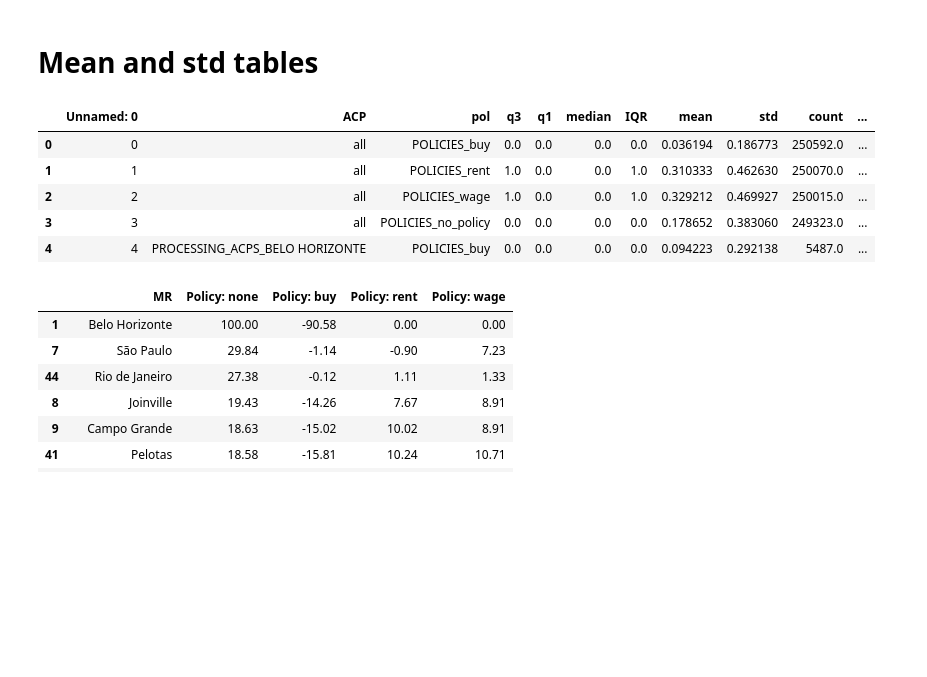
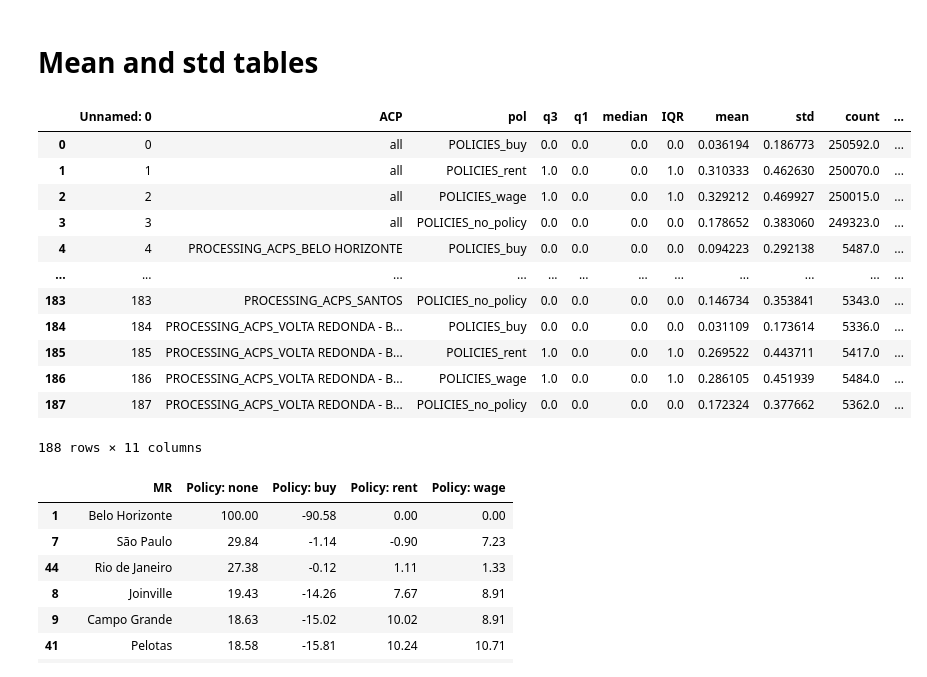
Before and after one commit to BAFurtado/MLsimulatesABMtowardsPolicy_outdated, a Jupyter notebook: analysis/Tables.ipynb, the cells around one changed output. Cells and saved outputs as stored; diff of their text form; code cells hidden in the pictures; blank space fills up the shorter version.

```diff
--- a/analysis/Tables.ipynb
+++ b/analysis/Tables.ipynb
@@ -9,14 +10,21 @@ tables = {}
 # %%
 iqr = pd.read_csv('IQR.csv', sep=';')
 # %%
-iqr.head()
+iqr
 # %% [output]
 |  | Unnamed: 0 | ACP | pol | q3 | q1 | median | IQR | mean | std | count | ... |
 | 0 | 0 | all | POLICIES_buy | 0.0 | 0.0 | 0.0 | 0.0 | 0.036194 | 0.186773 | 250592.0 | ... |
 | 1 | 1 | all | POLICIES_rent | 1.0 | 0.0 | 0.0 | 1.0 | 0.310333 | 0.462630 | 250070.0 | ... |
 | 2 | 2 | all | POLICIES_wage | 1.0 | 0.0 | 0.0 | 1.0 | 0.329212 | 0.469927 | 250015.0 | ... |
 | 3 | 3 | all | POLICIES_no_policy | 0.0 | 0.0 | 0.0 | 0.0 | 0.178652 | 0.383060 | 249323.0 | ... |
 | 4 | 4 | PROCESSING_ACPS_BELO HORIZONTE | POLICIES_buy | 0.0 | 0.0 | 0.0 | 0.0 | 0.094223 | 0.292138 | 5487.0 | ... |
+| ... | ... | ... | ... | ... | ... | ... | ... | ... | ... | ... | ... |
+| 183 | 183 | PROCESSING_ACPS_SANTOS | POLICIES_no_policy | 0.0 | 0.0 | 0.0 | 0.0 | 0.146734 | 0.353841 | 5343.0 | ... |
+| 184 | 184 | PROCESSING_ACPS_VOLTA REDONDA - B... | POLICIES_buy | 0.0 | 0.0 | 0.0 | 0.0 | 0.031109 | 0.173614 | 5336.0 | ... |
+| 185 | 185 | PROCESSING_ACPS_VOLTA REDONDA - B... | POLICIES_rent | 1.0 | 0.0 | 0.0 | 1.0 | 0.269522 | 0.443711 | 5417.0 | ... |
+| 186 | 186 | PROCESSING_ACPS_VOLTA REDONDA - B... | POLICIES_wage | 1.0 | 0.0 | 0.0 | 1.0 | 0.286105 | 0.451939 | 5484.0 | ... |
+| 187 | 187 | PROCESSING_ACPS_VOLTA REDONDA - B... | POLICIES_no_policy | 0.0 | 0.0 | 0.0 | 0.0 | 0.172324 | 0.377662 | 5362.0 | ... |
+188 rows × 11 columns
 # %%
 mean_policy_acp = pd.DataFrame()
 std_policy_acp = mean_policy_acp.copy()
```
Also changed, not shown: parts of 6 cells of this notebook, 7 other files.
